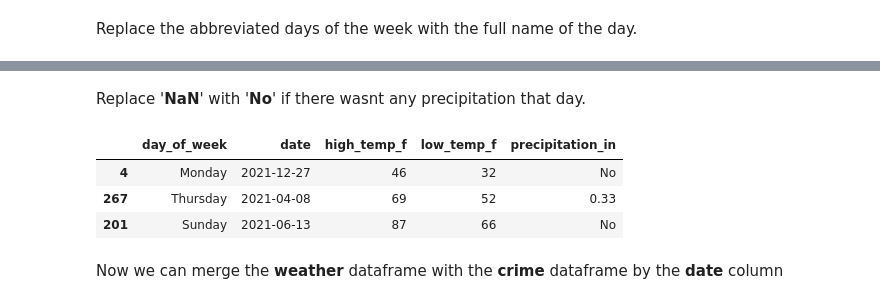
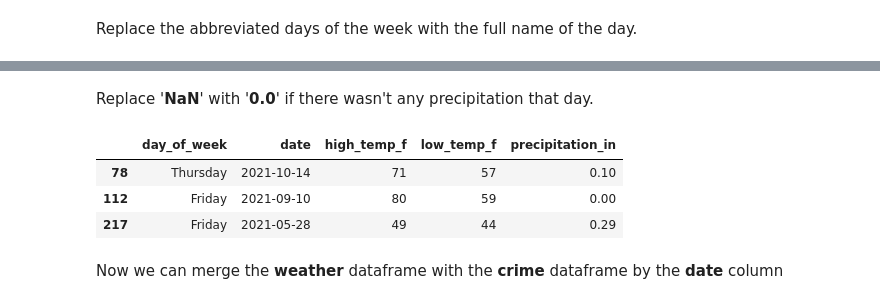
Before and after one commit to iweld/Python, a Jupyter notebook: chicago_crime_data_2021/chicago_crime_data_2021.ipynb, the cells around one changed output, grey strips where cells are left out. Drawn from its saved outputs; the diff is of its cells as text; code cells hidden in the pictures.

```diff
--- a/chicago_crime_data_2021/chicago_crime_data_2021.ipynb
+++ b/chicago_crime_data_2021/chicago_crime_data_2021.ipynb
@@ -164,13 +164,13 @@ weather.sample(3)
 # %% [markdown]
-Replace '<b>NaN</b>' with '<b>No</b>' if there wasnt any precipitation that day.
+Replace '<b>NaN</b>' with '<b>0.0</b>' if there wasn't any precipitation that day.
 # %%
-weather['precipitation_in']=weather['precipitation_in'].fillna('No')
+weather['precipitation_in']=weather['precipitation_in'].fillna(0.0)
 weather.sample(3)
 # %% [output]
 |  | day_of_week | date | high_temp_f | low_temp_f | precipitation_in |
-| 4 | Monday | 2021-12-27 | 46 | 32 | No |
-| 267 | Thursday | 2021-04-08 | 69 | 52 | 0.33 |
-| 201 | Sunday | 2021-06-13 | 87 | 66 | No |
+| 78 | Thursday | 2021-10-14 | 71 | 57 | 0.10 |
+| 112 | Friday | 2021-09-10 | 80 | 59 | 0.00 |
+| 217 | Friday | 2021-05-28 | 49 | 44 | 0.29 |
 # %% [markdown]
 Now we can merge the <b>weather</b> dataframe with the <b>crime</b> dataframe by the <b>date</b> column
 # %%
```
Also changed, not shown: parts of 13 cells of this notebook.
